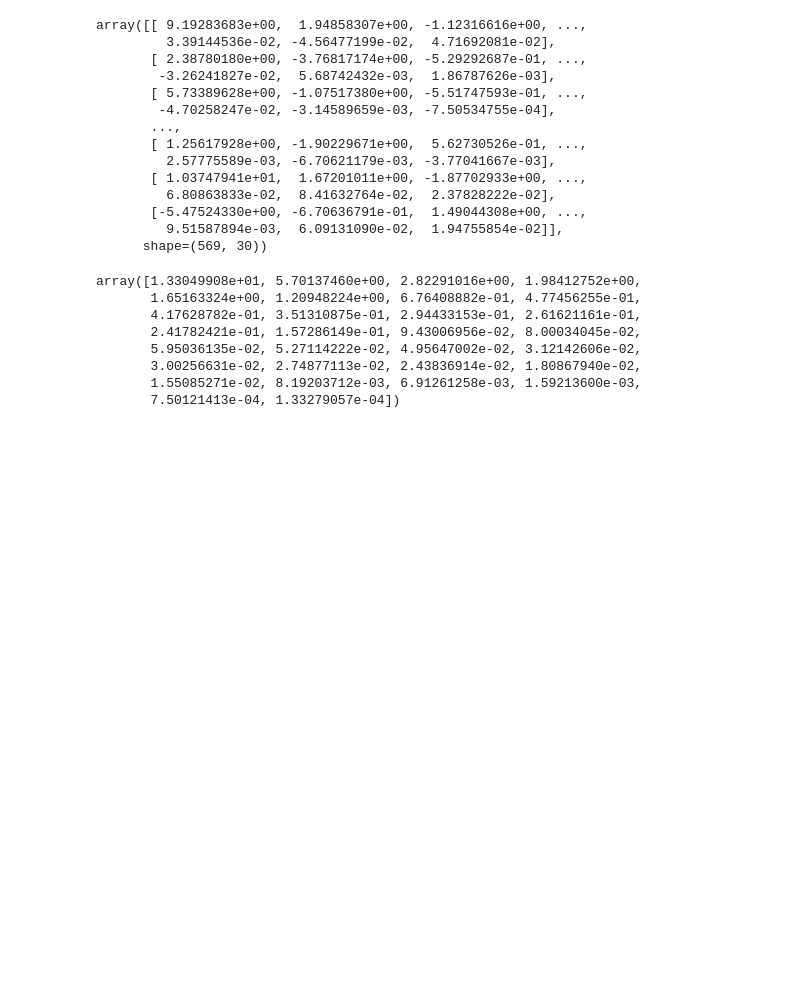
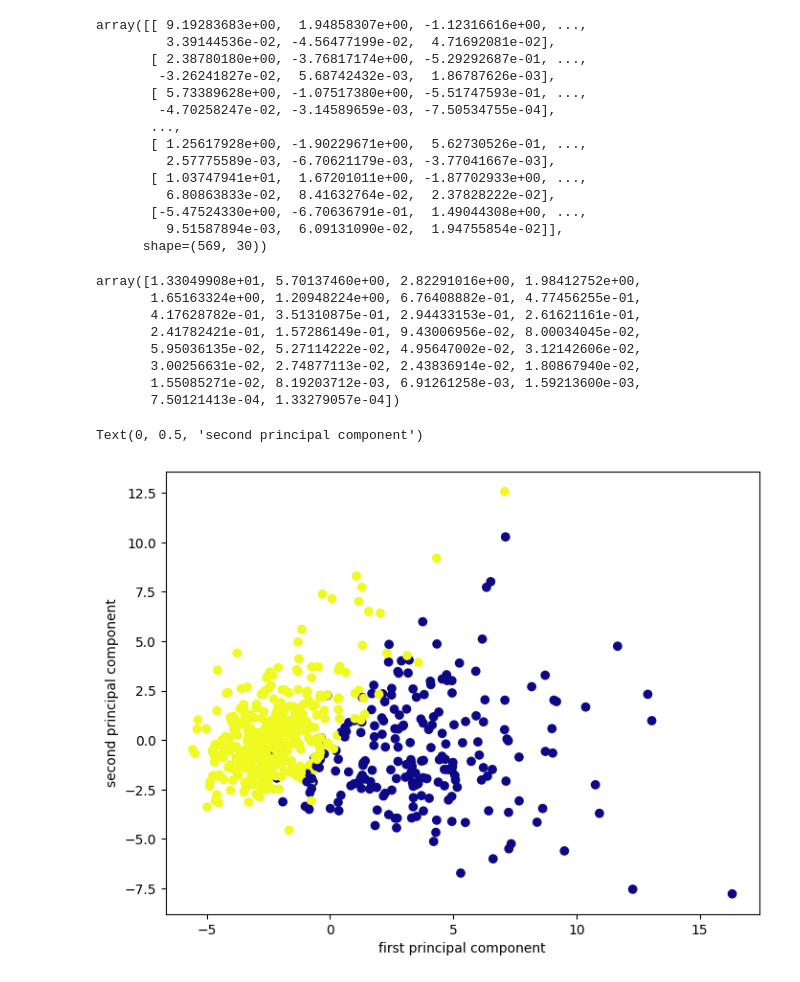
Before and after one commit to JITESH-KUMAR05/myGenAIPrac, a Jupyter notebook: MLBasics/PCA/PCA_Implementation.ipynb, the cells around one changed output. Drawn from its saved outputs; the diff is of its cells as text; code cells hidden in the pictures; blank space fills up the shorter version.

```diff
--- a/MLBasics/PCA/PCA_Implementation.ipynb
+++ b/MLBasics/PCA/PCA_Implementation.ipynb
@@ -139,3 +139,12 @@ array([1.33049908e+01, 5.70137460e+00, 2.82291016e+00, 1.98412752e+00,
        3.00256631e-02, 2.74877113e-02, 2.43836914e-02, 1.80867940e-02,
        1.55085271e-02, 8.19203712e-03, 6.91261258e-03, 1.59213600e-03,
        7.50121413e-04, 1.33279057e-04])
+# %%
+## Visualisation
+plt.figure(figsize=(8,6))
+plt.scatter(data_pca[:,0],data_pca[:,1],c=cancer_dataset['target'],cmap='plasma')
+plt.xlabel('first principal component')
+plt.ylabel('second principal component')
+# %% [output]
+Text(0, 0.5, 'second principal component')
+[figure, added]
```
